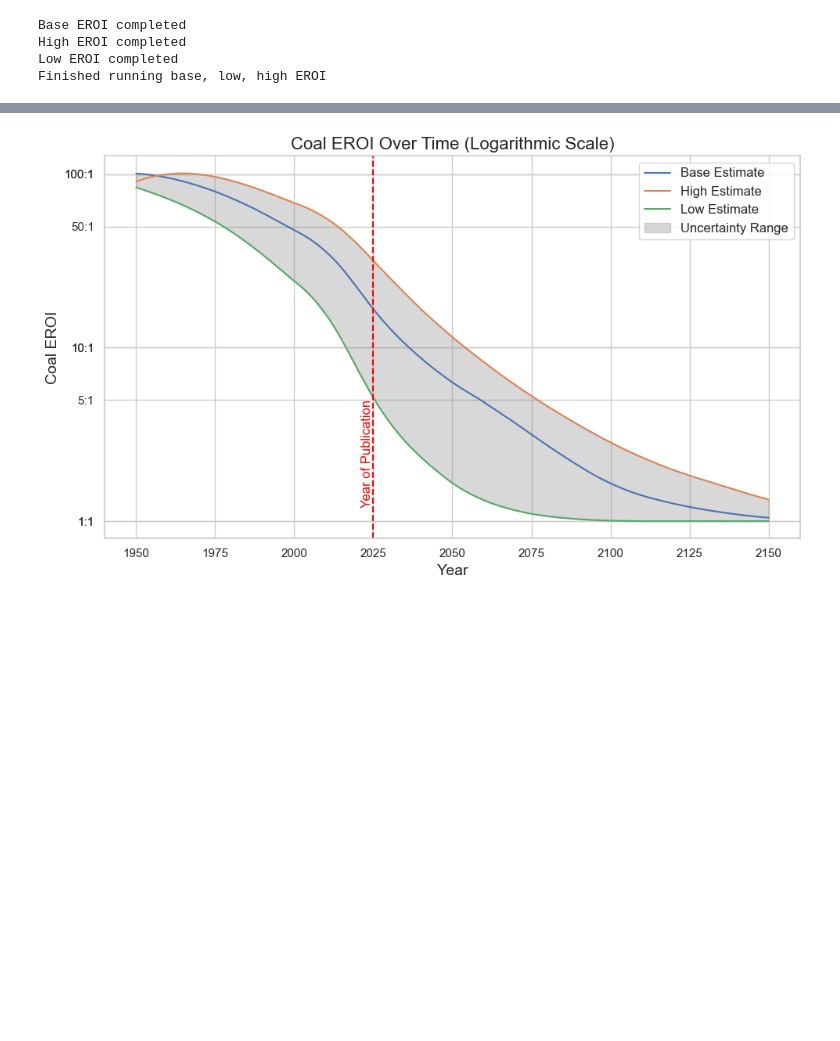
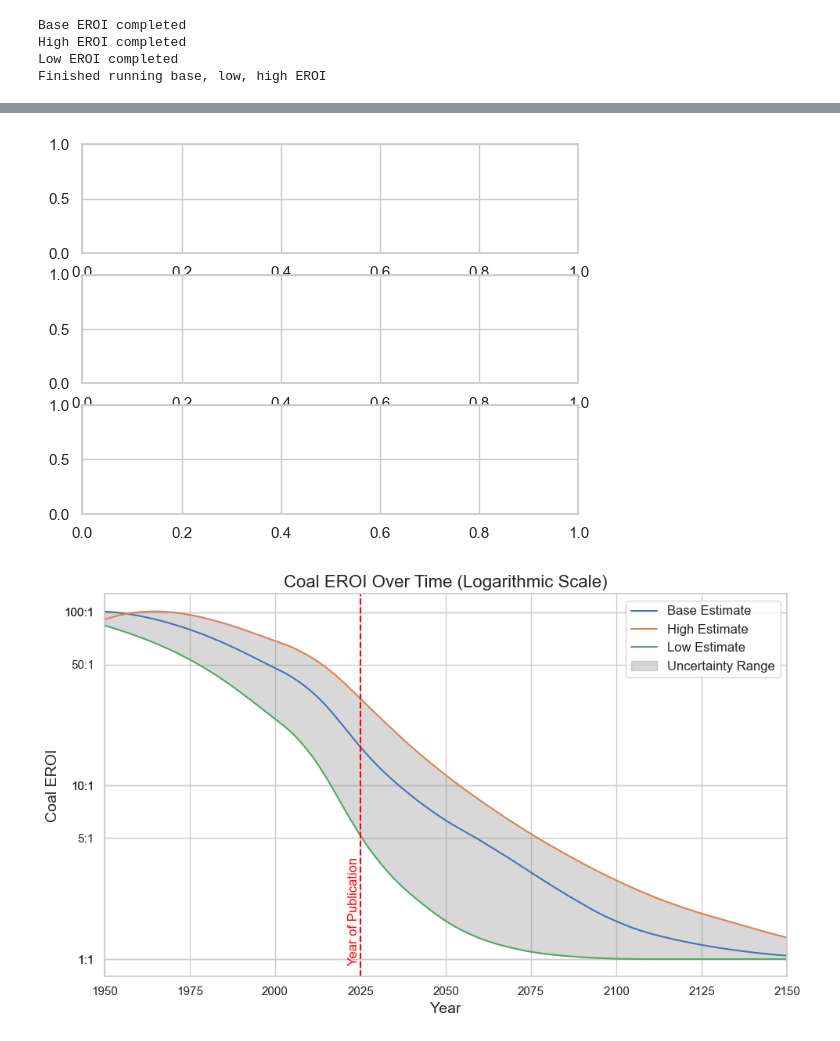
Before and after one commit to kferraga/HelsinkiEROIThesis, a Jupyter notebook: creating_adjusted_dataset.ipynb, the cells around one changed output, grey strips where cells are left out. Saved outputs shown, nothing was run; the diff lists cells and outputs as text; code cells hidden in the pictures; blank space fills up the shorter version.

Commit message:
Results Graphs

```diff
--- a/creating_adjusted_dataset.ipynb
+++ b/creating_adjusted_dataset.ipynb
@@ -245,6 +496,6 @@ Finished running base, low, high EROI
 # %%
 from matplotlib.ticker import FuncFormatter, MultipleLocator, LogLocator
-
+fig, axs = plt.subplots(3)
 
 # Create a smooth line plot using interpolation
 sns.set(style="whitegrid")
@@ -263,41 +514,44 @@ plt.gca().yaxis.set_major_formatter(formatter)
 # Double the ticks on the x-axis
 ax = plt.gca()
 ax.xaxis.set_major_locator(MultipleLocator(25))  # Adjust interval for x-axis ticks
+ax.margins(x=0)
 
 # Double the ticks on the y-axis
 ax.yaxis.set_major_locator(LogLocator(base=10.0, subs=[1, 5, 10], numticks=2))
 
 # Plot the smooth line
 sns.lineplot(x=x_interp, y=y_interp_coal_b, label="Base Estimate")
 sns.lineplot(x=x_interp, y=y_interp_coal_h, label="High Estimate")
 sns.lineplot(x=x_interp, y=y_interp_coal_l, label="Low Estimate")
 
 # Calculate the upper and lower bounds for the uncertainty region
 y_lower = np.minimum.reduce([y_interp_coal_b, y_interp_coal_l, y_interp_coal_h])
 y_upper = np.maximum.reduce([y_interp_coal_b, y_interp_coal_l, y_interp_coal_h])
 
 # Add a single uncertainty shading region
 plt.fill_between(
     x_interp, y_lower, y_upper,
     color='gray', alpha=0.3, label="Uncertainty Range"
 )
 
-# Add a vertical line for 2024
+# Add a vertical line for 2025
+y_min, y_max = plt.gca().get_ylim()
 plt.axvline(x=2025, color='red', linestyle='--')  # Add vertical line
-plt.text(2025 - 2, plt.gca().get_ylim()[0] * 1.5, "Year of Publication", color='red', fontsize=12, rotation=90, va='bottom', ha='center')
+plt.text(2025 - 2, y_min - (y_min - y_max) * 0.001, "Year of Publication", color='red', fontsize=12, rotation=90, va='bottom', ha='center')
 
 # Customize the plot
 plt.title("Coal EROI Over Time (Logarithmic Scale)", fontsize=16)
 plt.xlabel("Year", fontsize=14)
 plt.ylabel("Coal EROI", fontsize=14)
 plt.legend(fontsize=12)
 plt.tight_layout()
 
 # Display the plot
 plt.savefig('Outputs/CoalEROIOverTime.png')
 plt.show()
 # %% [output]
-[figure, old version]
+[figure, new version]
+[figure, added]
 # %%
 # Create a smooth line plot using interpolation
 sns.set(style="whitegrid")
```
Also changed, not shown: parts of 27 cells of this notebook, 33 other files.
